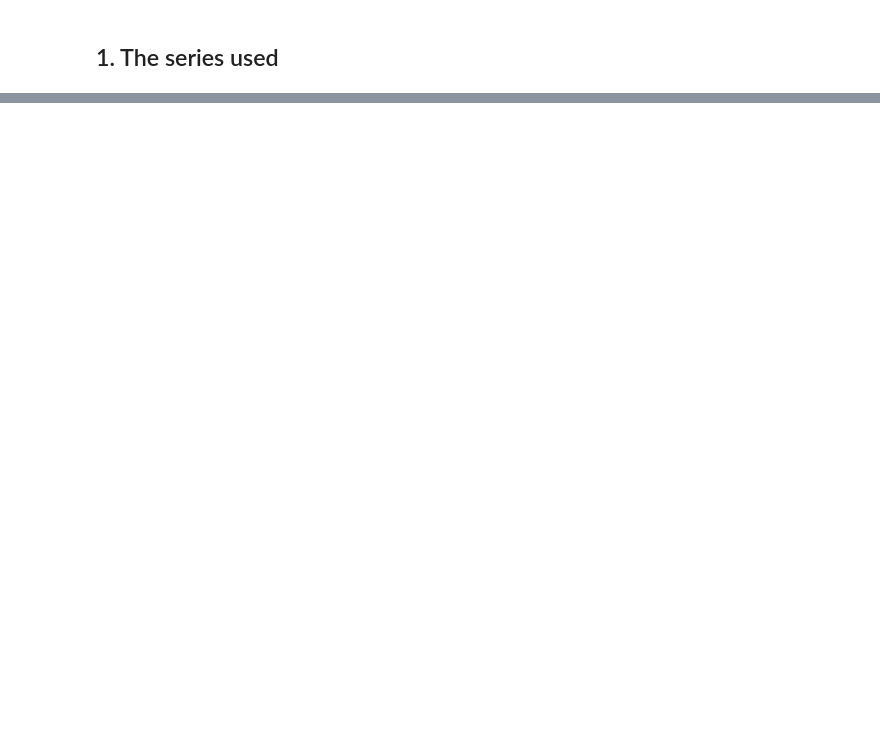
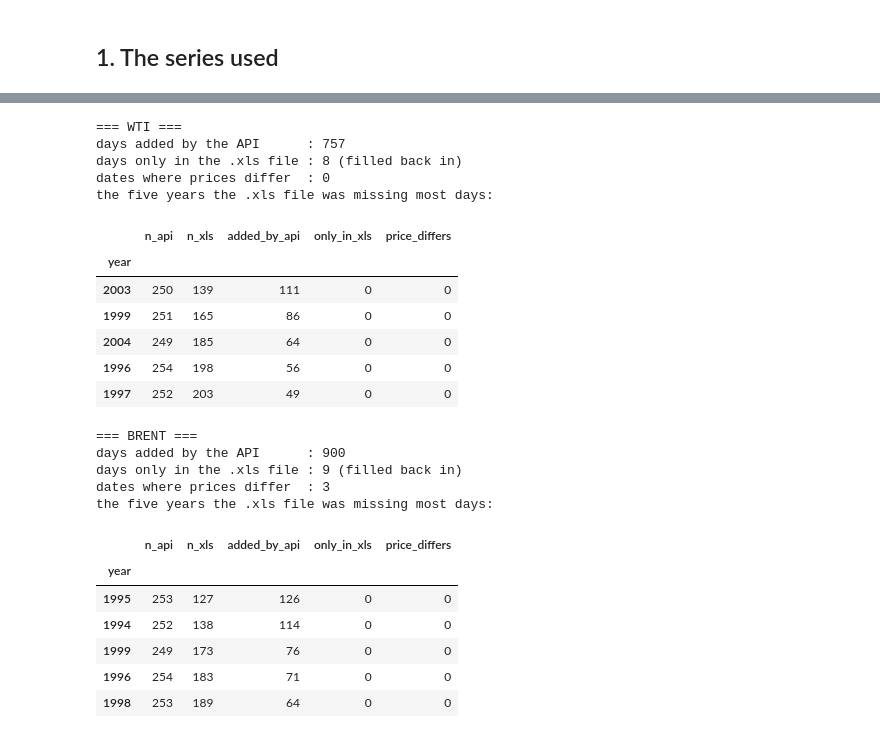
Before and after one commit to yaz212id/ADA-project, a Jupyter notebook: notebooks/01_download_data.ipynb, the cells around one changed output, grey strips where cells are left out. Saved outputs shown, nothing was run; the diff lists cells and outputs as text; code cells hidden in the pictures; blank space fills up the shorter version.

```diff
--- a/notebooks/01_download_data.ipynb
+++ b/notebooks/01_download_data.ipynb
@@ -49,0 +196,39 @@ converted
+# %%
+for name in ["wti", "brent"]:
+    table = compare_price_sources(name)
+    if table.empty:
+        print(f"{name}: the .xls file is not present, so no comparison is possible\n")
+        continue
+    totals = table[["added_by_api", "only_in_xls", "price_differs"]].sum()
+    print(f"=== {name.upper()} ===")
+    print(f"days added by the API      : {totals['added_by_api']}")
+    print(f"days only in the .xls file : {totals['only_in_xls']} (filled back in)")
+    print(f"dates where prices differ  : {totals['price_differs']}")
+    worst = table[table["added_by_api"] > 0].nlargest(5, "added_by_api")
+    print("the five years the .xls file was missing most days:")
+    display(worst)
+# %% [output]
+=== WTI ===
+days added by the API      : 757
+days only in the .xls file : 8 (filled back in)
+dates where prices differ  : 0
+the five years the .xls file was missing most days:
+|  | n_api | n_xls | added_by_api | only_in_xls | price_differs |
+| year |  |  |  |  |  |
+| 2003 | 250 | 139 | 111 | 0 | 0 |
+| 1999 | 251 | 165 | 86 | 0 | 0 |
+| 2004 | 249 | 185 | 64 | 0 | 0 |
+| 1996 | 254 | 198 | 56 | 0 | 0 |
+| 1997 | 252 | 203 | 49 | 0 | 0 |
+=== BRENT ===
+days added by the API      : 900
+days only in the .xls file : 9 (filled back in)
+dates where prices differ  : 3
+the five years the .xls file was missing most days:
+|  | n_api | n_xls | added_by_api | only_in_xls | price_differs |
+| year |  |  |  |  |  |
+| 1995 | 253 | 127 | 126 | 0 | 0 |
+| 1994 | 252 | 138 | 114 | 0 | 0 |
+| 1999 | 249 | 173 | 76 | 0 | 0 |
+| 1996 | 254 | 183 | 71 | 0 | 0 |
+| 1998 | 253 | 189 | 64 | 0 | 0 |
```
Also changed, not shown: parts of 23 cells of this notebook, 9 other files.
